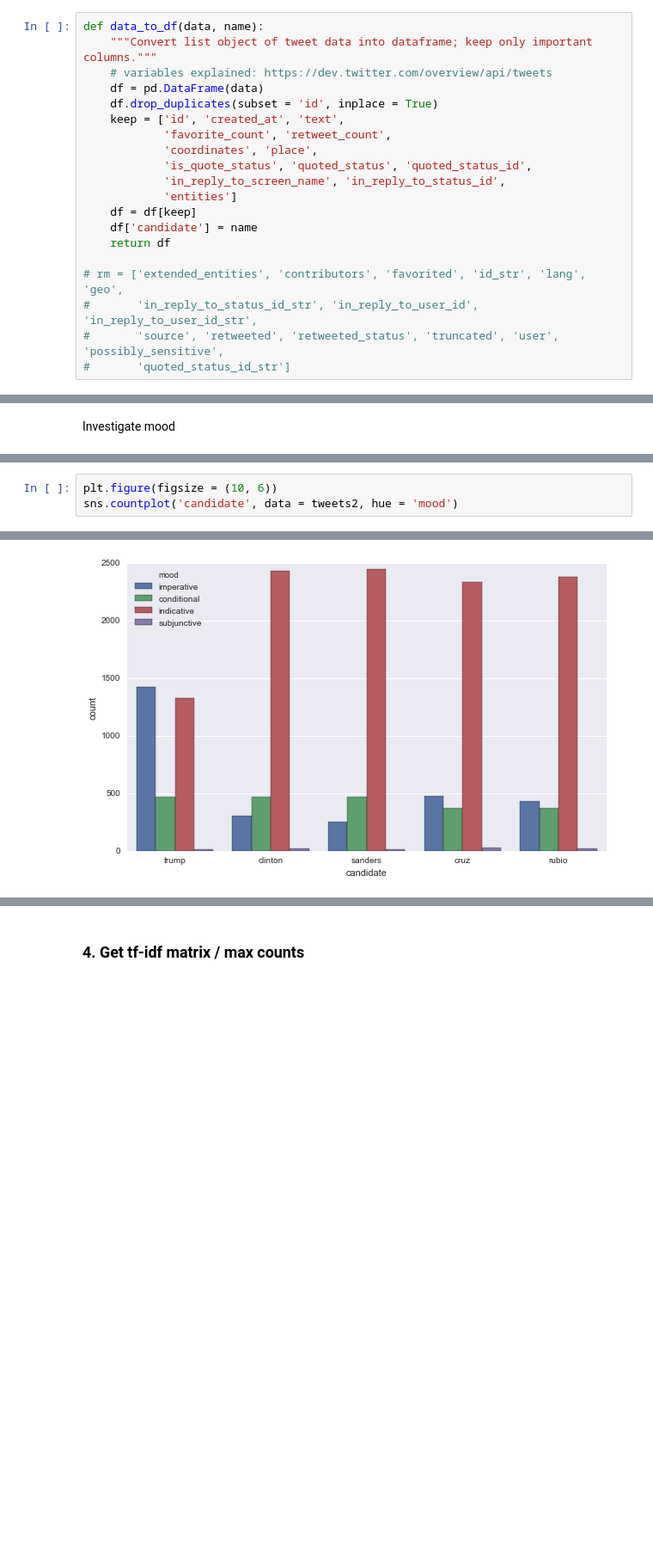
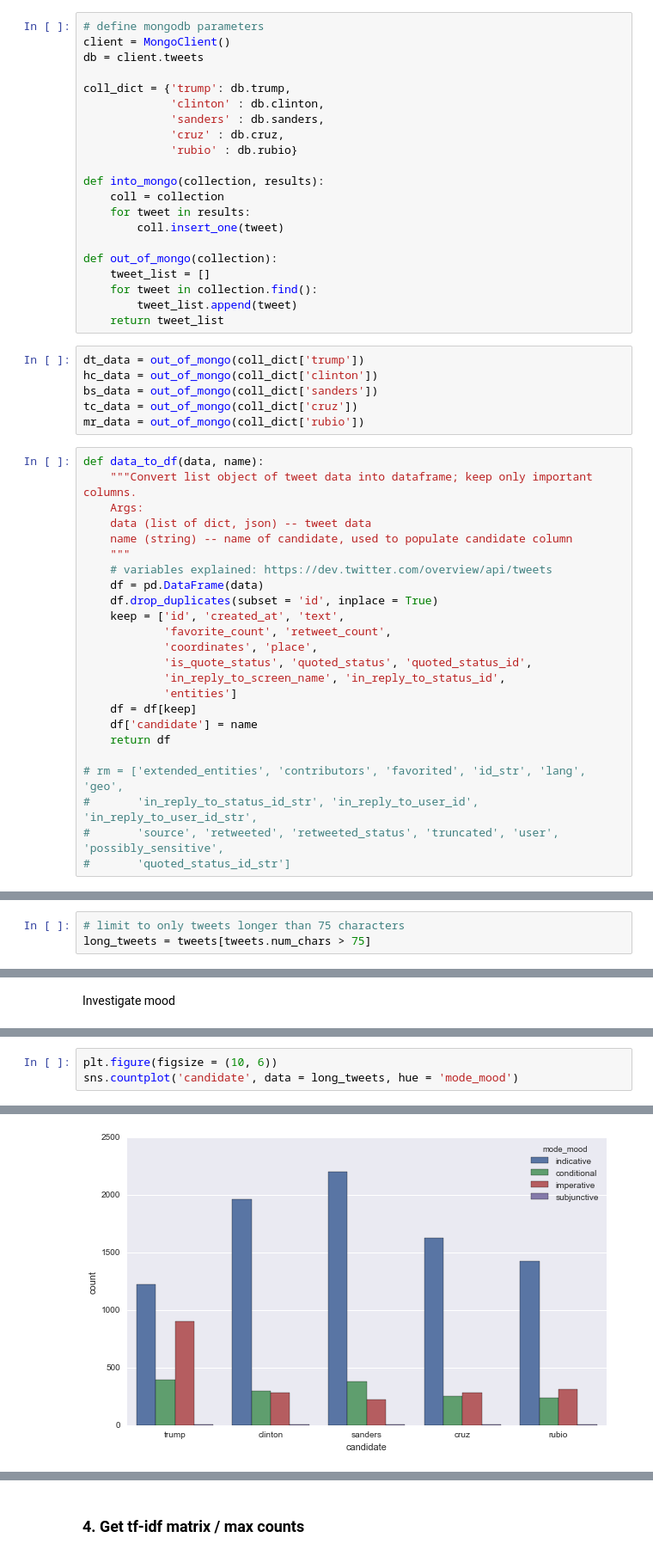
Before and after one commit to dianalam/candidate-tweets, a Jupyter notebook: tweet-analysis.ipynb, the cells around one changed output, grey strips where cells are left out. Shown at 86% size. Cells and saved outputs as stored; diff of their text form; blank space fills up the shorter version.

Commit message:
add pyldavis and mongodb integration

```diff
--- a/tweet-analysis.ipynb
+++ b/tweet-analysis.ipynb
@@ -51,6 +47,37 @@ with open('tweets/rubio_tweets.pkl', 'r') as picklefile:
+# %%
+# define mongodb parameters
+client = MongoClient()
+db = client.tweets
+
+coll_dict = {'trump': db.trump,
+             'clinton' : db.clinton,
+             'sanders' : db.sanders,
+             'cruz' : db.cruz,
+             'rubio' : db.rubio}
+
+def into_mongo(collection, results):
+    coll = collection
+    for tweet in results:
+        coll.insert_one(tweet)
+
+def out_of_mongo(collection):
+    tweet_list = []
+    for tweet in collection.find():
+        tweet_list.append(tweet)
+    return tweet_list
+# %%
+dt_data = out_of_mongo(coll_dict['trump'])
+hc_data = out_of_mongo(coll_dict['clinton'])
+bs_data = out_of_mongo(coll_dict['sanders'])
+tc_data = out_of_mongo(coll_dict['cruz'])
+mr_data = out_of_mongo(coll_dict['rubio'])
 # %%
 def data_to_df(data, name):
-    """Convert list object of tweet data into dataframe; keep only important columns."""
+    """Convert list object of tweet data into dataframe; keep only important columns.
+    Args:
+    data (list of dict, json) -- tweet data
+    name (string) -- name of candidate, used to populate candidate column
+    """
     # variables explained: https://dev.twitter.com/overview/api/tweets
     df = pd.DataFrame(data)
     df.drop_duplicates(subset = 'id', inplace = True)
@@ -222,0 +344,3 @@ Wall time: 1min
+# %%
+# limit to only tweets longer than 75 characters
+long_tweets = tweets[tweets.num_chars > 75]
@@ -259,6 +463,6 @@ Investigate mood
 # %%
 plt.figure(figsize = (10, 6))
-sns.countplot('candidate', data = tweets2, hue = 'mood')
+sns.countplot('candidate', data = long_tweets, hue = 'mode_mood')
 # %% [output]
 <matplotlib.axes._subplots.AxesSubplot at 0x...>
-[figure, old version]
+[figure, new version]
```
Also changed, not shown: parts of 88 cells of this notebook, 2 other files.
